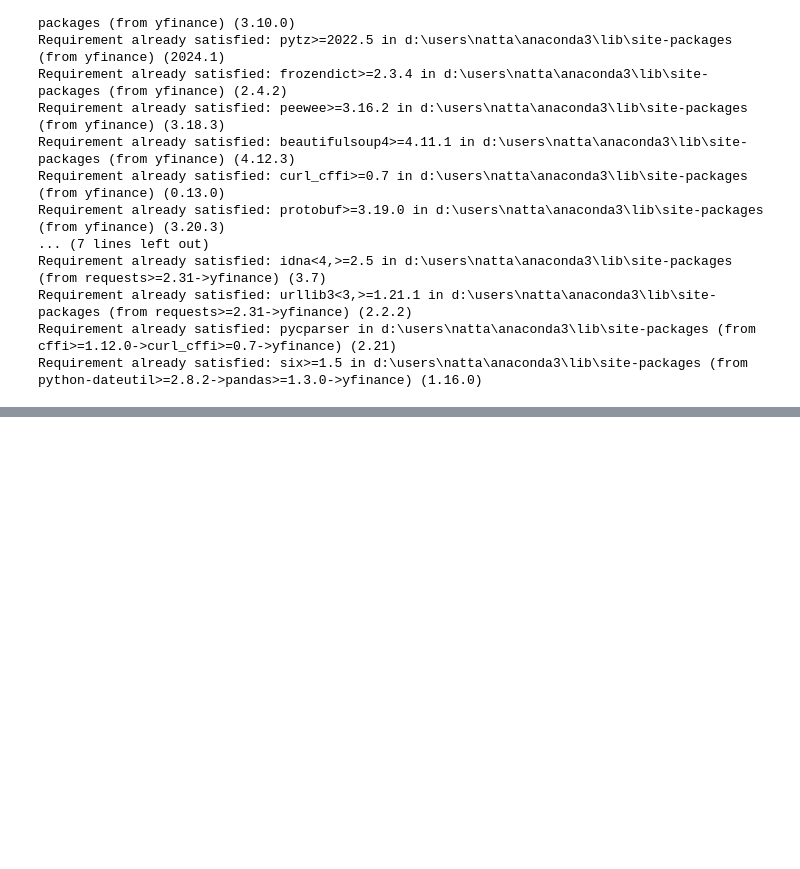
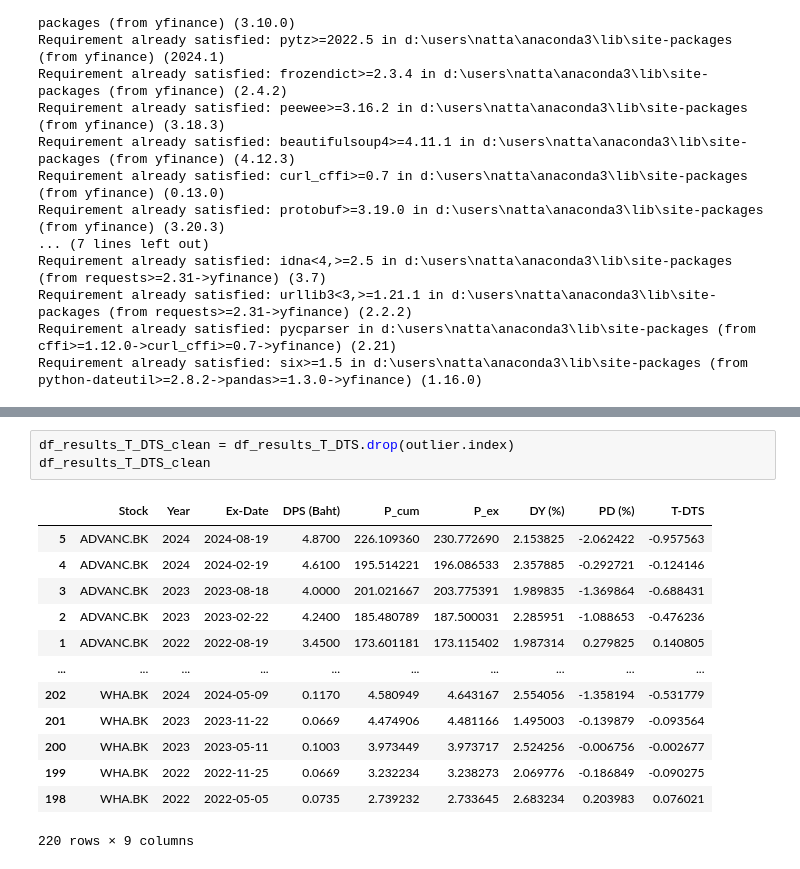
Before and after one commit to 4ommyx/stock_project, a Jupyter notebook: stock_rec.ipynb, the cells around one changed output, grey strips where cells are left out. Saved outputs shown, nothing was run; the diff lists cells and outputs as text; blank space fills up the shorter version.

```diff
--- a/stock_rec.ipynb
+++ b/stock_rec.ipynb
@@ -311,0 +311,17 @@ outlier
+# %%
+df_results_T_DTS_clean = df_results_T_DTS.drop(outlier.index)
+df_results_T_DTS_clean
+# %% [output]
+|  | Stock | Year | Ex-Date | DPS (Baht) | P_cum | P_ex | DY (%) | PD (%) | T-DTS |
+| 5 | ADVANC.BK | 2024 | 2024-08-19 | 4.8700 | 226.109360 | 230.772690 | 2.153825 | -2.062422 | -0.957563 |
+| 4 | ADVANC.BK | 2024 | 2024-02-19 | 4.6100 | 195.514221 | 196.086533 | 2.357885 | -0.292721 | -0.124146 |
+| 3 | ADVANC.BK | 2023 | 2023-08-18 | 4.0000 | 201.021667 | 203.775391 | 1.989835 | -1.369864 | -0.688431 |
+| 2 | ADVANC.BK | 2023 | 2023-02-22 | 4.2400 | 185.480789 | 187.500031 | 2.285951 | -1.088653 | -0.476236 |
+| 1 | ADVANC.BK | 2022 | 2022-08-19 | 3.4500 | 173.601181 | 173.115402 | 1.987314 | 0.279825 | 0.140805 |
+| ... | ... | ... | ... | ... | ... | ... | ... | ... | ... |
+| 202 | WHA.BK | 2024 | 2024-05-09 | 0.1170 | 4.580949 | 4.643167 | 2.554056 | -1.358194 | -0.531779 |
+| 201 | WHA.BK | 2023 | 2023-11-22 | 0.0669 | 4.474906 | 4.481166 | 1.495003 | -0.139879 | -0.093564 |
+| 200 | WHA.BK | 2023 | 2023-05-11 | 0.1003 | 3.973449 | 3.973717 | 2.524256 | -0.006756 | -0.002677 |
+| 199 | WHA.BK | 2022 | 2022-11-25 | 0.0669 | 3.232234 | 3.238273 | 2.069776 | -0.186849 | -0.090275 |
+| 198 | WHA.BK | 2022 | 2022-05-05 | 0.0735 | 2.739232 | 2.733645 | 2.683234 | 0.203983 | 0.076021 |
+220 rows × 9 columns
```
Also changed, not shown: parts of 6 cells of this notebook, 2 other files.
